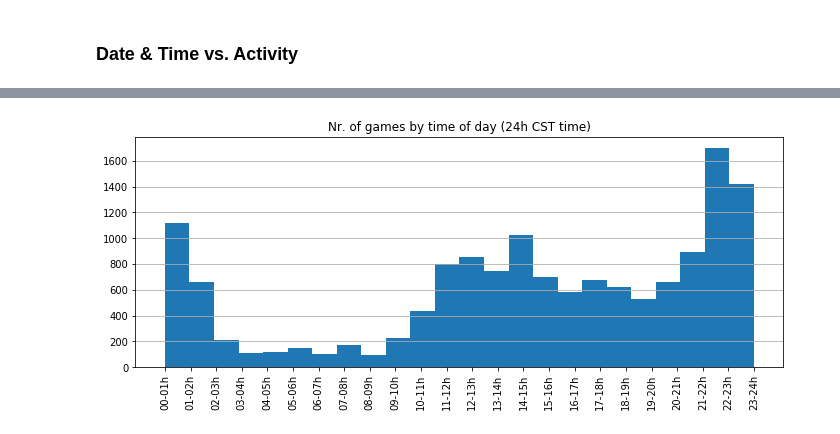
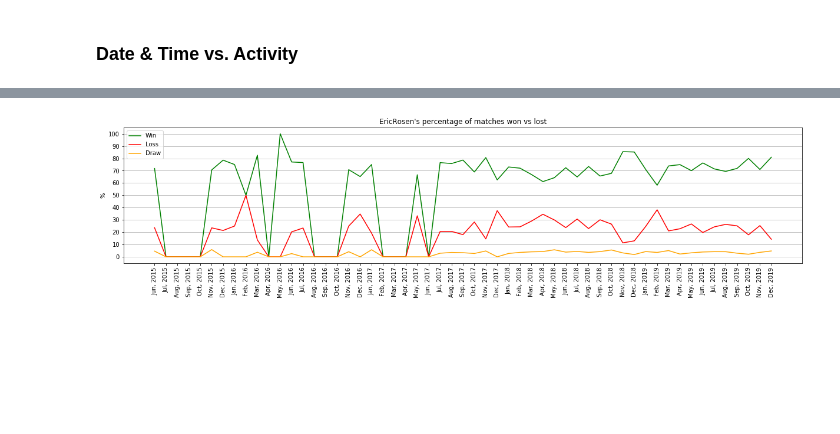
Before and after one commit to tvdhout/RosenChessData, a Jupyter notebook: Fun.ipynb, the cells around one changed output, grey strips where cells are left out. Saved outputs shown, nothing was run; the diff lists cells and outputs as text; code cells hidden in the pictures; blank space fills up the shorter version.

```diff
--- a/Fun.ipynb
+++ b/Fun.ipynb
@@ -197,8 +247,22 @@ plt.grid(axis='y');
-# %%
-plt.axes([0, 0.6, 1.5, .8]);
-d.CSTHour.hist(bins=24, grid=False);
-plt.grid(axis='y')
-plt.xticks(range(24), map(lambda x: str.format('{:02}-{:02}h',x,x+1), range(24)), rotation='vertical')
-plt.title('Nr. of games by time of day (24h CST time)');
-# %% [output]
-[figure, removed]
+# %%
+games_in_month = [d[(d.Month==months[i]) & (d.Year==years[i])] for i in range(len(years))]
+wins_in_month = [len(games_in_month[i].loc[games_in_month[i].Outcome=='Win']) / (len(games_in_month[i])+e)*100\
+                for i in range(len(years))]
+losses_in_month = [len(games_in_month[i].loc[games_in_month[i].Outcome=='Loss']) / (len(games_in_month[i])+e)*100\
+                for i in range(len(years))]
+draws_in_month = [len(games_in_month[i].loc[games_in_month[i].Outcome=='Draw']) / (len(games_in_month[i])+e)*100\
+                for i in range(len(years))]
+
+plt.figure(figsize=(8, 4));
+plt.axes([0, 0.6, 2, .8]);
+plt.plot(xs, wins_in_month, 'g', label='Win');
+plt.plot(xs, losses_in_month, 'r', label='Loss');
+plt.plot(xs, draws_in_month, 'orange', label='Draw')
+plt.xticks(rotation='vertical');
+plt.yticks(range(0,101,10))
+plt.title("{}'s percentage of matches won vs lost".format(name));
+plt.legend()
+plt.ylabel("%");
+plt.grid(axis='y');
+# %% [output]
+[figure, added]
```
Also changed, not shown: parts of 30 cells of this notebook.
